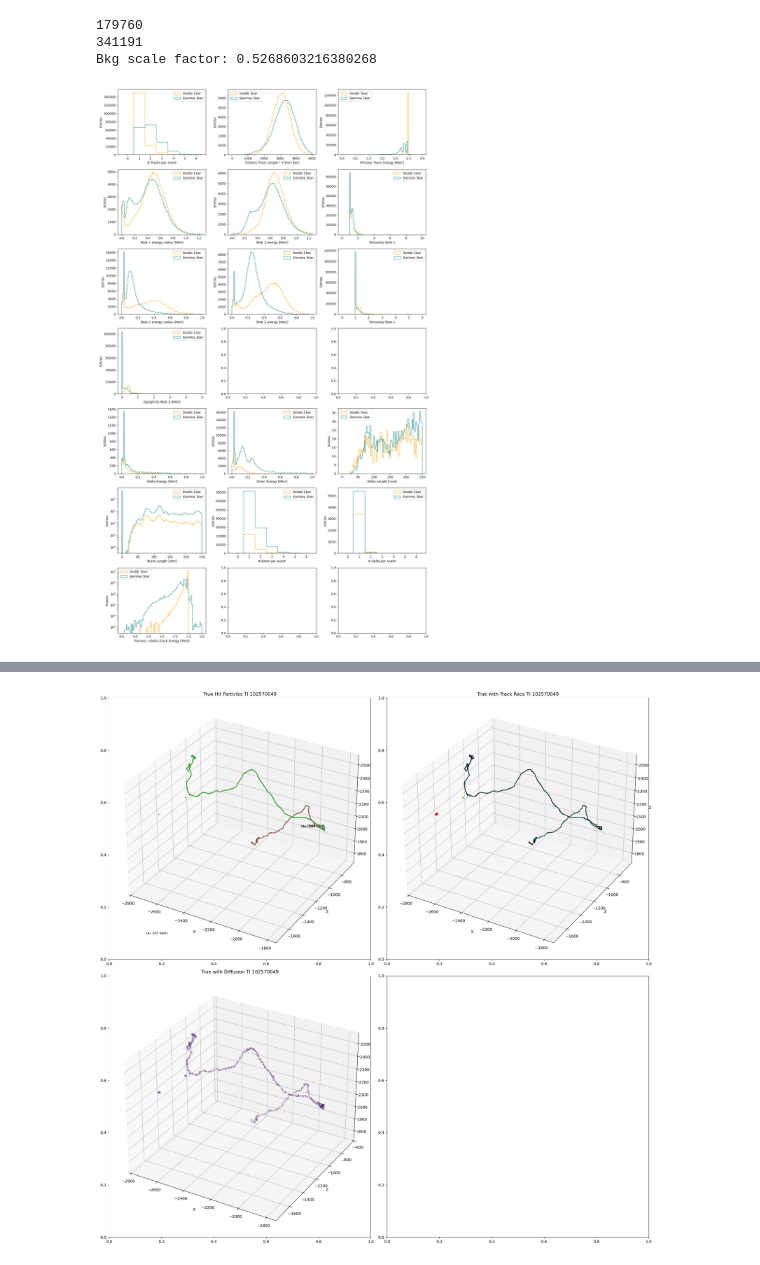
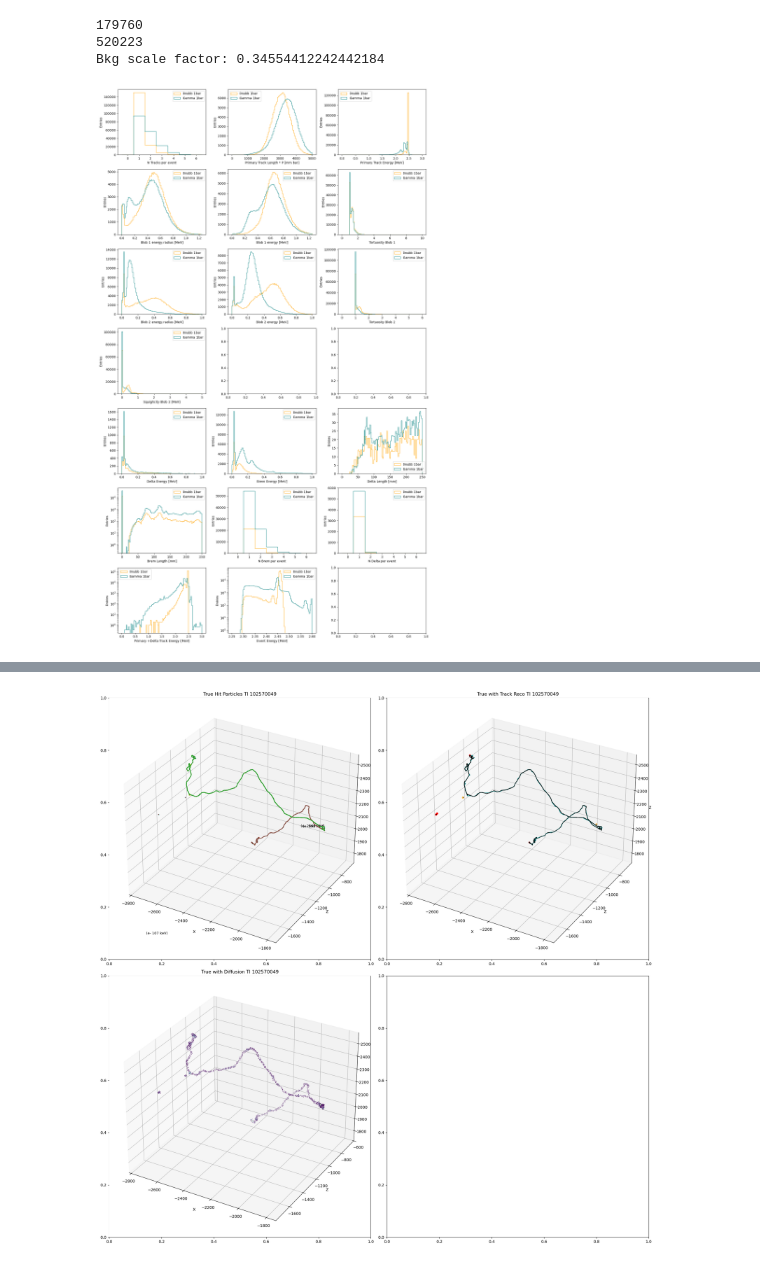
Before and after one commit to kvjmistry/ATPC, a Jupyter notebook: notebooks/TrackAnalysis.ipynb, the cells around one changed output, grey strips where cells are left out. Drawn from its saved outputs; the diff is of its cells as text; code cells hidden in the pictures.

```diff
--- a/notebooks/TrackAnalysis.ipynb
+++ b/notebooks/TrackAnalysis.ipynb
@@ -11,6 +11,7 @@ import plotly.express as px
 import plotly.io as pio
 # %%
 # diff = "nodiff"
+# diff = "5percent"
 diff = "0.0percent"
 pressure = 1
 
@@ -34,7 +35,11 @@ Tl_meta = pd.read_hdf(f"../data/Trackreco/ATPC_Tl_{pressure}bar_{diff}_reco.h5",
 Tl_meta["Type"] = "Tl"
 Bi_meta = pd.read_hdf(f"../data/Trackreco/ATPC_Bi_{pressure}bar_{diff}_reco.h5", "meta")
 Bi_meta["Type"] = "Bi"
-Bkg_meta = pd.concat([Tl_meta, Bi_meta])
+single_meta = pd.read_hdf(f"../data/Trackreco/ATPC_single_{pressure}bar_{diff}_reco.h5", "meta")
+single_meta["Type"] = "single"
+
+Bkg_meta = pd.concat([Tl_meta, Bi_meta, single_meta])
+# Bkg_meta = pd.concat([Tl_meta])
 display(Bkg_meta)
 
 # ----------------------------------------------------------------------------------------------------
@@ -128,8 +133,8 @@ sf_bkg = nubb_events/Bkg_events
 print("Bkg scale factor:", sf_bkg)
 # %% [output]
 179760
-341191
-Bkg scale factor: 0.5268603216380268
+520223
+Bkg scale factor: 0.34554412242442184
 # %%
 # Plot some variables like number of tracks
 %matplotlib widget
@@ -197,6 +202,8 @@ def PlotDistributions(df_meta, col, label, scale_factor):
     df_counts = GetNLongTracks(df_meta)
     df_counts_evts = df_counts[df_counts.N_tracks >= 1].event_id.unique()
 
+    event_energy = df_meta.groupby("event_id").energy.sum()
+
     # Number of brems and deltas
     N_brem = GetNParticles(df_meta, "Brem")
     N_delta = GetNParticles(df_meta, "Delta")
@@ -221,6 +228,7 @@ def PlotDistributions(df_meta, col, label, scale_factor):
     weights_Ndelta = np.ones_like(N_delta.N_Delta)    * scale_factor
     weights_Nbrem  = np.ones_like(N_brem.N_Brem)      * scale_factor
     weights_trke   = np.ones_like(trk_e)              * scale_factor
+    weights_energy = np.ones_like(event_energy)       * scale_factor
 
 
     # Multiplicities
@@ -306,31 +314,37 @@ def PlotDistributions(df_meta, col, label, scale_factor):
     axs[5,0].set_ylabel("Entries")
     axs[5,0].semilogy()
     axs[5,0].legend()
 
     axs[5,1].hist(N_brem.N_Brem, bins = bin_edges, histtype="step", color = col, label = label, weights = weights_Nbrem);
     axs[5,1].set_xlabel("N Brem per event")
     axs[5,1].set_ylabel("Entries")
     axs[5,1].set_xticks(bin_centers) ;
     axs[5,1].legend()
 
     axs[5,2].hist(N_delta.N_Delta, bins = bin_edges, histtype="step", color = col, label = label, weights = weights_Ndelta);
     axs[5,2].set_xlabel("N Delta per event")
     axs[5,2].set_ylabel("Entries")
     axs[5,2].set_xticks(bin_centers) ;
     axs[5,2].legend()
 
     axs[6,0].hist(trk_e, bins = np.linspace(0,3,100), histtype="step", color = col, label = label, weights = weights_trke);
     axs[6,0].set_xlabel("Primary +Delta Track Energy [MeV]")
     axs[6,0].set_ylabel("Entries")
     axs[6,0].legend()
     axs[6,0].semilogy()
 
+    axs[6,1].hist(event_energy, bins = np.linspace(2.25,2.6,100), histtype="step", color = col, label = label, weights = weights_energy);
+    axs[6,1].set_xlabel("Event Energy [MeV]")
+    axs[6,1].set_ylabel("Entries")
+    axs[6,1].legend()
+    axs[6,1].semilogy()
+
     plt.tight_layout()
 
 
 fig, axs = plt.subplots(7, 3, figsize=(15, 25))
 
 PlotDistributions(nubb_meta, "orange", f"0nubb {pressure}bar", 1)
 PlotDistributions(Bkg_meta, "Teal", f"Gamma {pressure}bar", sf_bkg)
 # %% [output]
-[figure, old version]
+[figure, new version]
```
Also changed, not shown: parts of 4 cells of this notebook, 1 other file.
